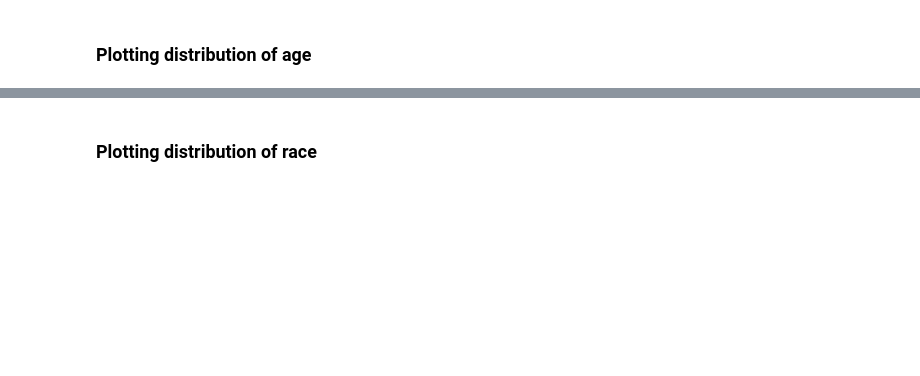
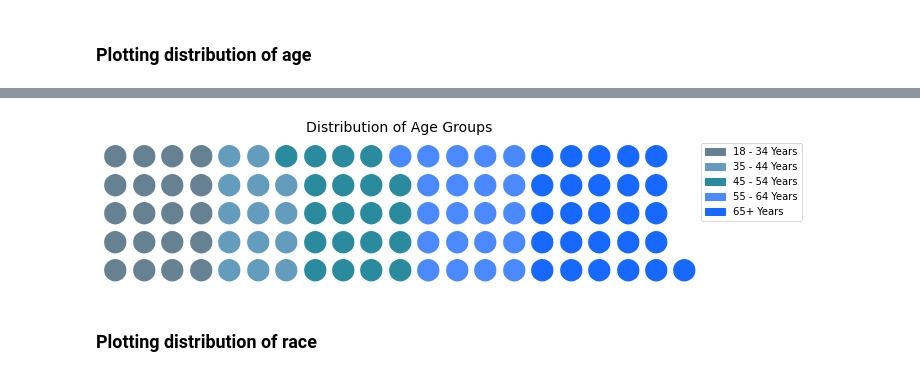
Before and after one commit to RayKwame/TheFluShot, a Jupyter notebook: notebooks/visualisations_presentation.ipynb, the cells around one changed output, grey strips where cells are left out. Drawn from its saved outputs; the diff is of its cells as text; code cells hidden in the pictures; blank space fills up the shorter version.

Commit message:
Plots with PyWaffle

```diff
--- a/notebooks/visualisations_presentation.ipynb
+++ b/notebooks/visualisations_presentation.ipynb
@@ -95,3 +114,25 @@ fig = plt.figure(
+# %%
+fig = plt.figure(
+    FigureClass=Waffle,
+    rows=5,
+    values=df_age['percentage'],
+    colors=["#668191", "#649cbd", "#2b8b9e", "#4a89ff", "#1768ff"],
+    characters='⬤',
+    font_size=22,
+    icon_style='solid',
+    icon_legend=True,
+    rounding_rule='floor',
+    legend={
+        'labels': ['18 - 34 Years', '35 - 44 Years', '45 - 54 Years', '55 - 64 Years', '65+ Years'],
+        'loc': 'upper left',
+        'bbox_to_anchor': (1, 1)
+    },
+    title={'label': 'Distribution of Age Groups','loc': 'center','fontdict': {'fontsize': 14}},
+
+    figsize=(10, 5)
+)
+# %% [output]
+[figure, added]
 # %% [markdown]
 ### Plotting distribution of race
 # %%
```
Also changed, not shown: parts of 12 cells of this notebook.
